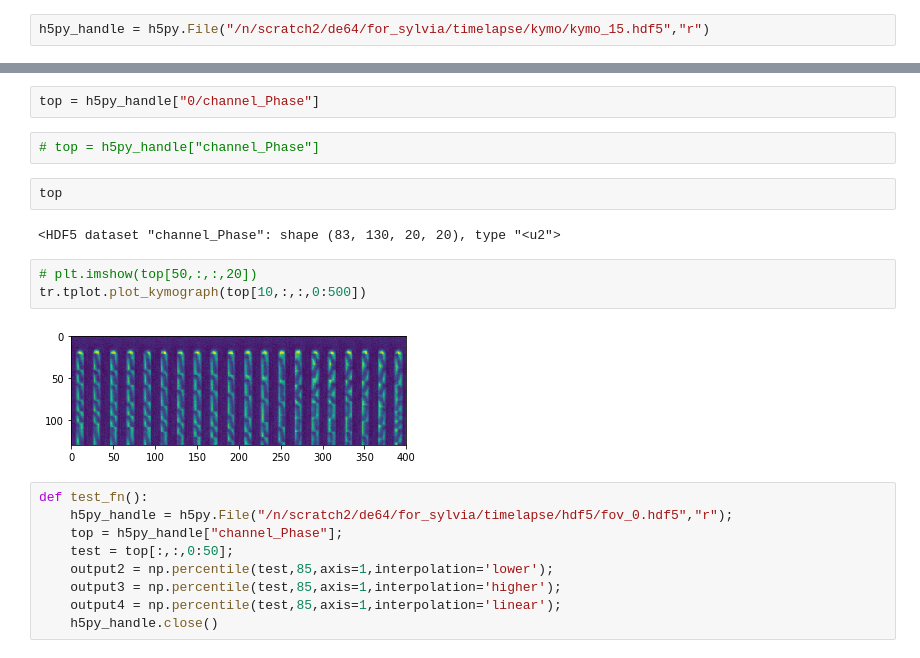
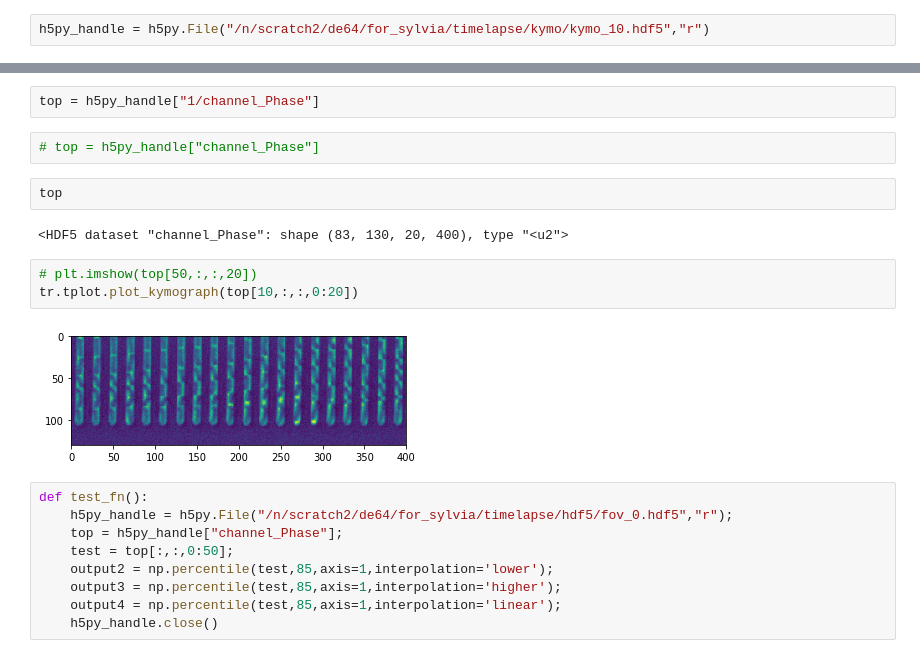
Before and after one commit to paulssonlab/TrenchRipper, a Jupyter notebook: Cluster_Notebook.ipynb, the cells around one changed output, grey strips where cells are left out. Drawn from its saved outputs; the diff is of its cells as text.

```diff
--- a/Cluster_Notebook.ipynb
+++ b/Cluster_Notebook.ipynb
@@ -129,7 +189,7 @@ np.array([1,2])[:]
 # %% [output]
 array([1, 2])
 # %%
-h5py_handle = h5py.File("/n/scratch2/de64/for_sylvia/timelapse/kymo/kymo_15.hdf5","r")
+h5py_handle = h5py.File("/n/scratch2/de64/for_sylvia/timelapse/kymo/kymo_10.hdf5","r")
 # %%
 list(h5py_handle.keys())
 # %% [output]
@@ -137,16 +197,16 @@ list(h5py_handle.keys())
 # %%
-top = h5py_handle["0/channel_Phase"]
+top = h5py_handle["1/channel_Phase"]
 # %%
 # top = h5py_handle["channel_Phase"]
 # %%
 top
 # %% [output]
-<HDF5 dataset "channel_Phase": shape (83, 130, 20, 20), type "<u2">
+<HDF5 dataset "channel_Phase": shape (83, 130, 20, 400), type "<u2">
 # %%
 # plt.imshow(top[50,:,:,20])
-tr.tplot.plot_kymograph(top[10,:,:,0:500])
+tr.tplot.plot_kymograph(top[10,:,:,0:20])
 # %% [output]
-[figure, old version]
+[figure, new version]
 # %%
 def test_fn():
     h5py_handle = h5py.File("/n/scratch2/de64/for_sylvia/timelapse/hdf5/fov_0.hdf5","r");
```
Also changed, not shown: parts of 11 cells of this notebook, 8 other files.
